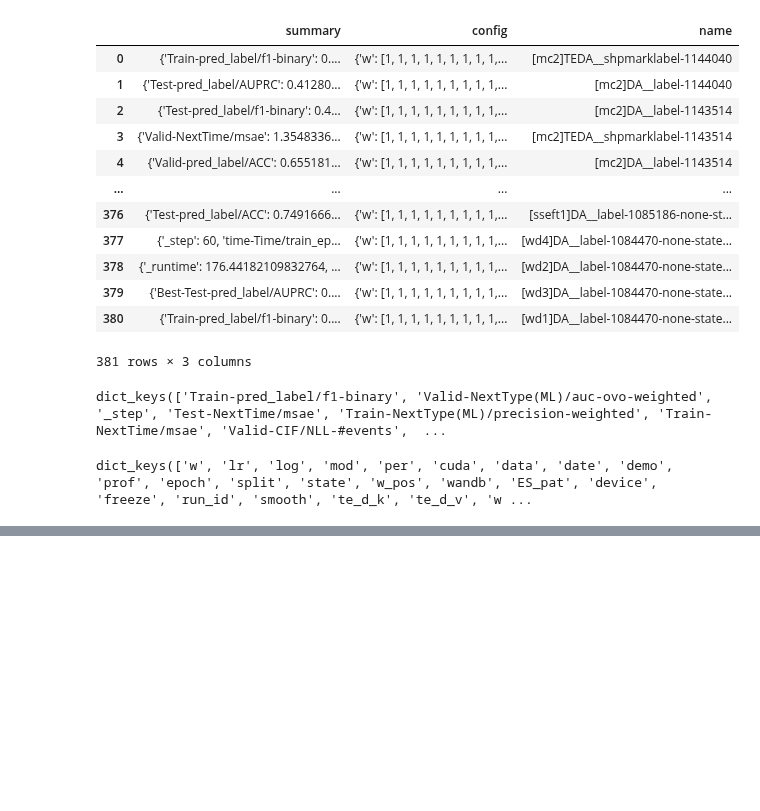
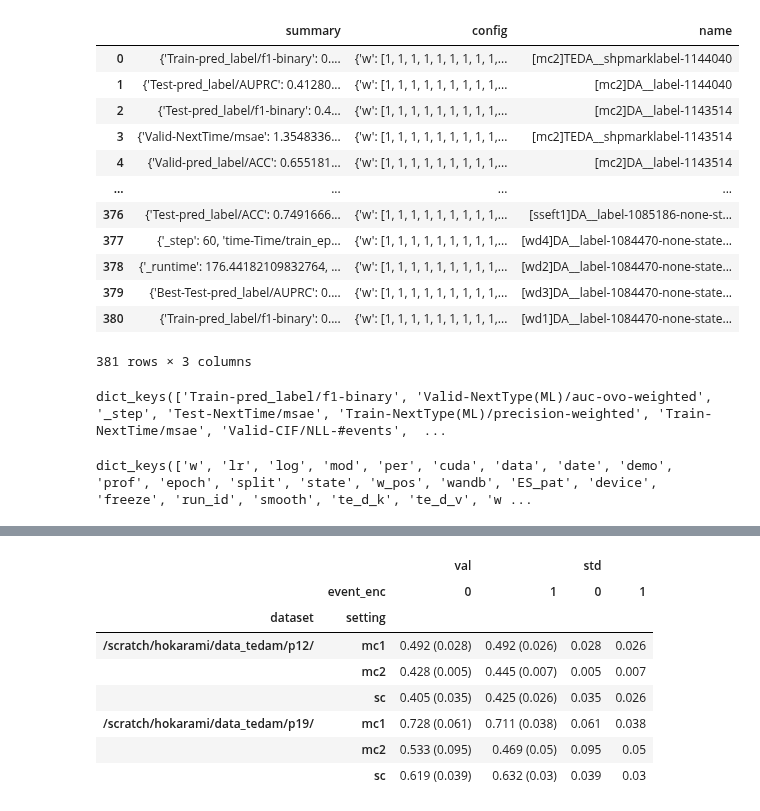
Before and after one commit to hojjatkarami/tedam2, a Jupyter notebook: jup_res.ipynb, the cells around one changed output, grey strips where cells are left out. Cells and saved outputs as stored; diff of their text form; code cells hidden in the pictures; blank space fills up the shorter version.

```diff
--- a/jup_res.ipynb
+++ b/jup_res.ipynb
@@ -119,3 +186,17 @@ dict_keys(['w', 'lr', 'log', 'mod', 'per', 'cuda', 'data', 'date', 'demo', 'prof
+# %%
+df3 = df2.reset_index()
+
+df3.pivot(index=['dataset','setting'],columns=['event_enc'],values=['val','std'])
+# %% [output]
+|  |  | val |  | std |  |
+|  | event_enc | 0 | 1 | 0 | 1 |
+| dataset | setting |  |  |  |  |
+| /scratch/hokarami/data_tedam/p12/ | mc1 | 0.492 (0.028) | 0.492 (0.026) | 0.028 | 0.026 |
+|  | mc2 | 0.428 (0.005) | 0.445 (0.007) | 0.005 | 0.007 |
+|  | sc | 0.405 (0.035) | 0.425 (0.026) | 0.035 | 0.026 |
+| /scratch/hokarami/data_tedam/p19/ | mc1 | 0.728 (0.061) | 0.711 (0.038) | 0.061 | 0.038 |
+|  | mc2 | 0.533 (0.095) | 0.469 (0.05) | 0.095 | 0.05 |
+|  | sc | 0.619 (0.039) | 0.632 (0.03) | 0.039 | 0.03 |
 # %%
 temp = df2.reset_index()[df2.reset_index().dataset=='/scratch/hokarami/data_tedam/p12/']
 fig = px.histogram(temp, x='setting' ,y='mean',color='event_enc', barmode='group')
```
Also changed, not shown: parts of 1 cell of this notebook, 2 other files.
